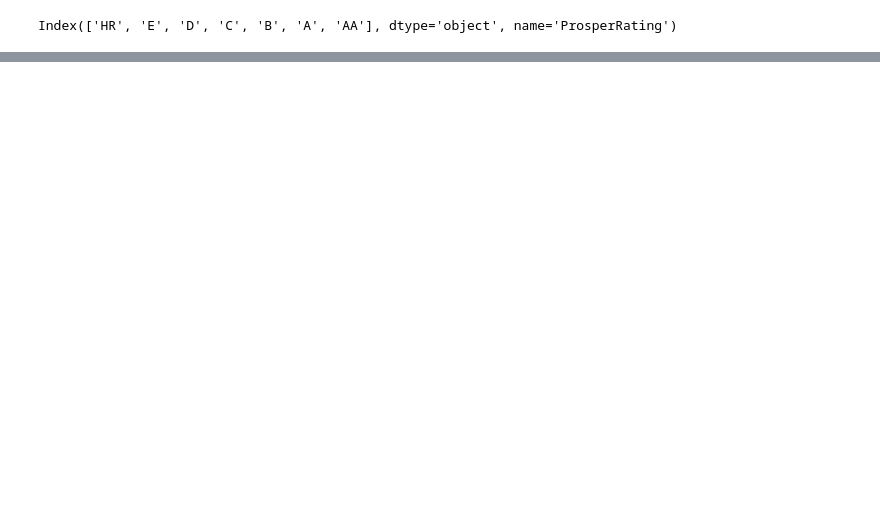
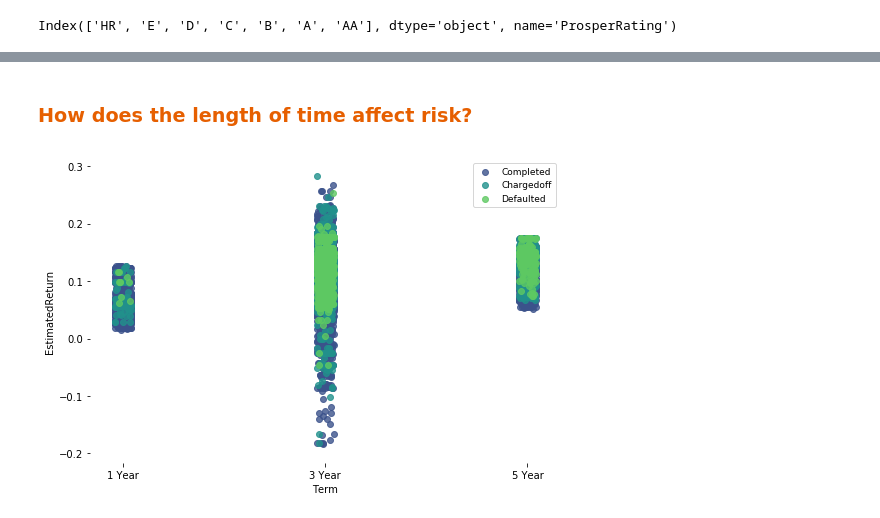
Before and after one commit to jovanmedfordDataAnalyst/loan-data-from-prosper, a Jupyter notebook: loan-analysis.ipynb, the cells around one changed output, grey strips where cells are left out. Drawn from its saved outputs; the diff is of its cells as text; code cells hidden in the pictures; blank space fills up the shorter version.

```diff
--- a/loan-analysis.ipynb
+++ b/loan-analysis.ipynb
@@ -394,0 +415,10 @@ Index(['HR', 'E', 'D', 'C', 'B', 'A', 'AA'], dtype='object', name='ProsperRating
+# %% [markdown]
+### <font color=#e65f00>How does the length of time affect risk?</font>
+# %%
+g = sns.FacetGrid(data = post_july, hue = 'LoanStatus', hue_order = ['Completed','Chargedoff','Defaulted'], palette="viridis",size = 5 , aspect = 1.5)
+g.map(sns.regplot,"Term", "EstimatedReturn", fit_reg = False, x_jitter=True);
+plt.legend(loc=1, fontsize = 9)
+g.set(xticks=np.arange(12,84,24),xticklabels=["1 Year", "3 Year", "5 Year" ])
+sns.despine(left=True,bottom=True)
+# %% [output]
+[figure, added]
```
Also changed, not shown: parts of 3 cells of this notebook.
